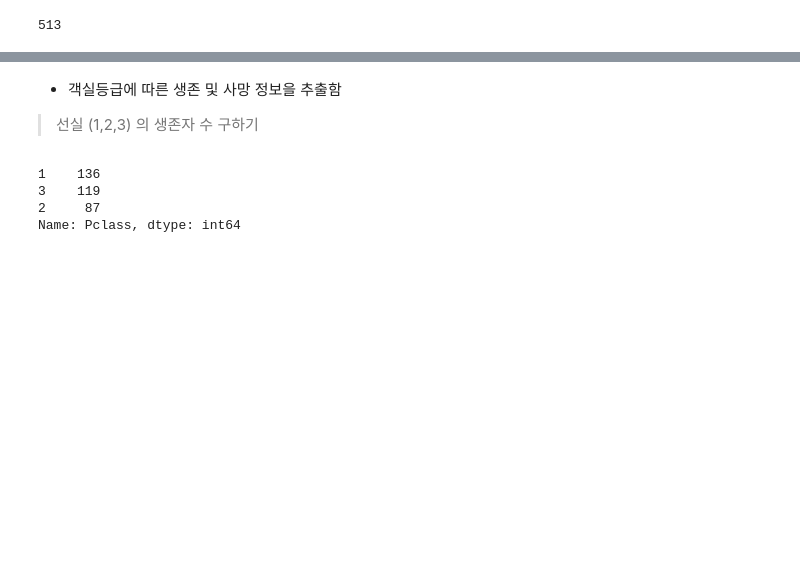
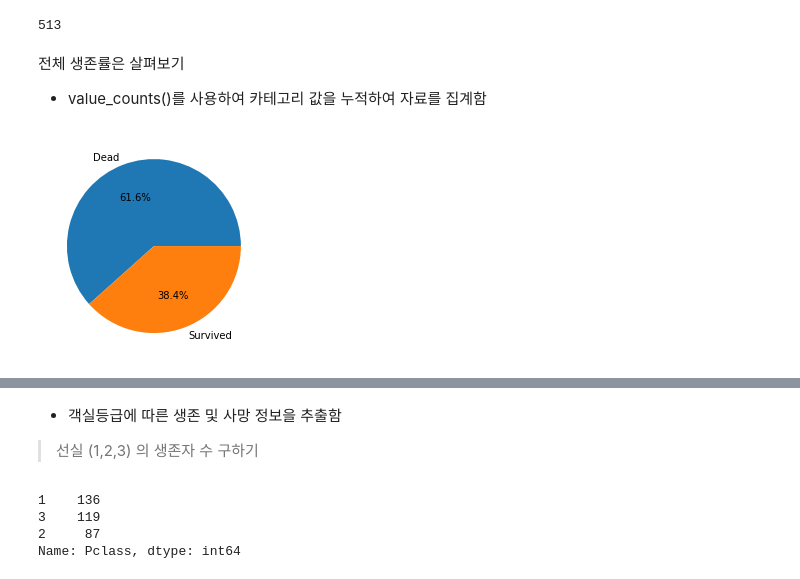
Before and after one commit to iceman67/-Python, a Jupyter notebook: LINC_Pandas_Example_2021.ipynb, the cells around one changed output, grey strips where cells are left out. Drawn from its saved outputs; the diff is of its cells as text; code cells hidden in the pictures; blank space fills up the shorter version.

```diff
--- a/LINC_Pandas_Example_2021.ipynb
+++ b/LINC_Pandas_Example_2021.ipynb
@@ -1492,3 +1492,14 @@ titanic_df.head()
 titanic_df["ageType"].sum()
 # %% [output]
 513
+# %% [markdown]
+전체 생존률은 살펴보기
+* value_counts()를 사용하여 카테고리 값을 누적하여 자료를 집계함
+# %%
+import seaborn as sns
+import matplotlib.pyplot as plt
+
+plt.pie(titanic_df["Survived"].value_counts(), labels=["Dead","Survived"], autopct='%.1f%%')
+plt.show()
+# %% [output]
+[figure, added]
```
Also changed, not shown: parts of 25 cells of this notebook.
